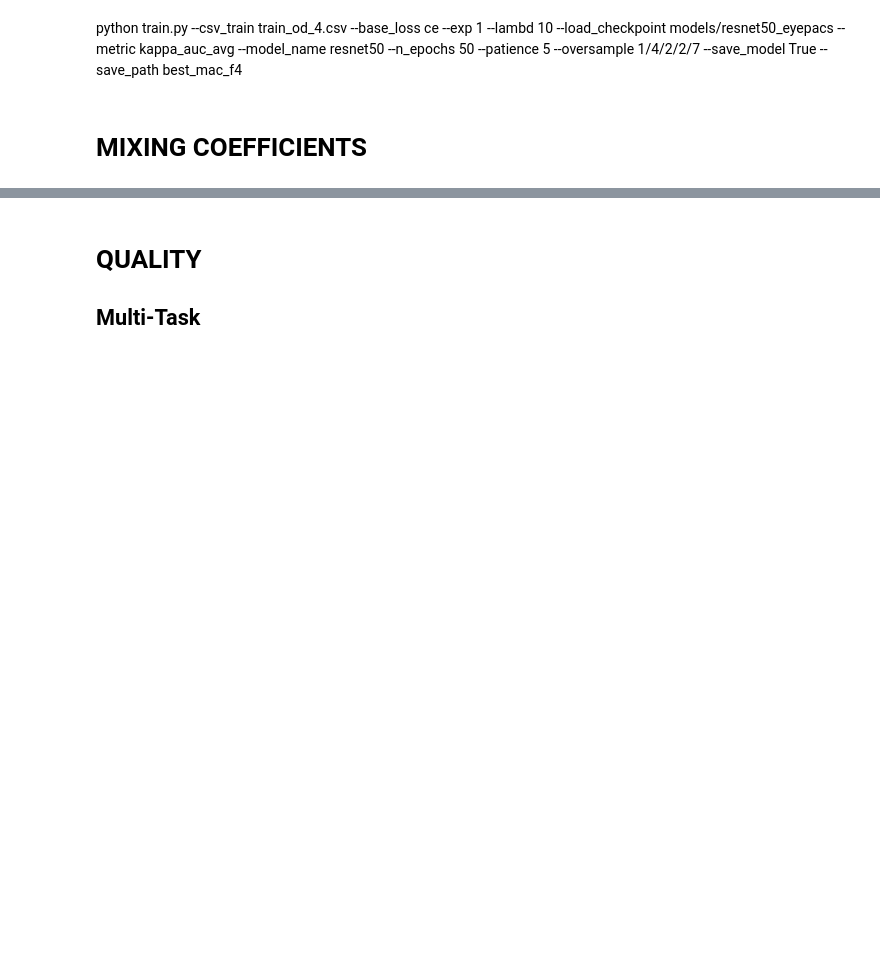
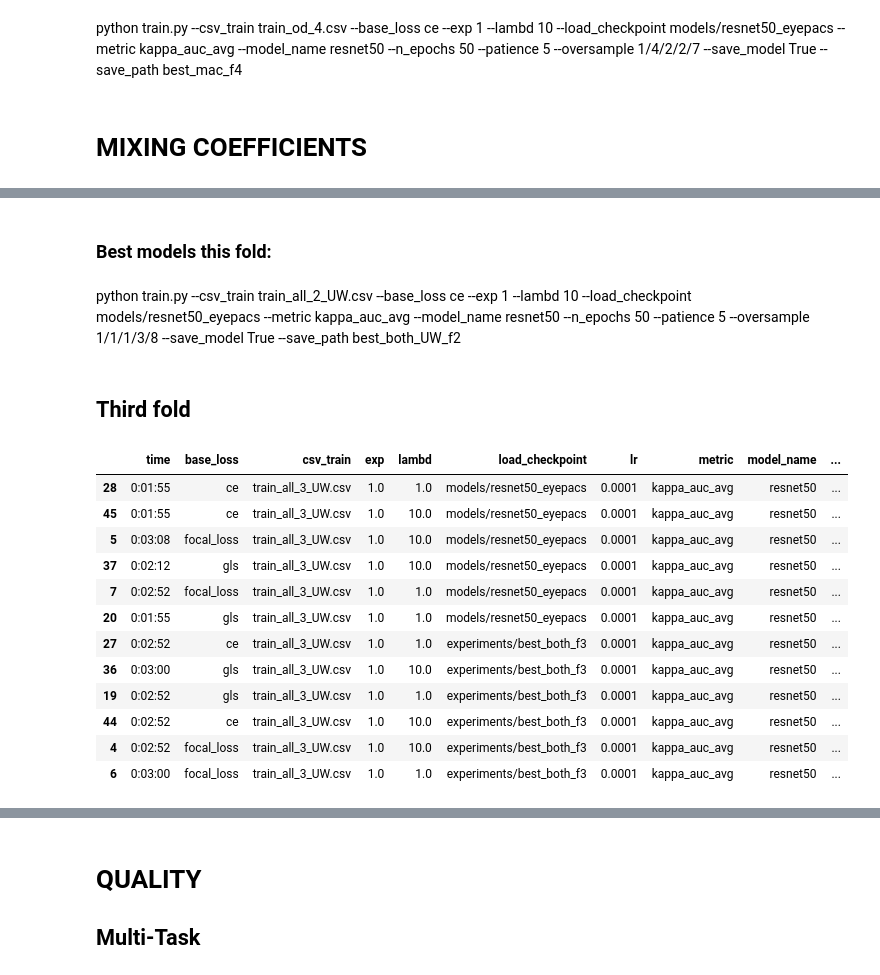
Before and after one commit to agaldran/deep_dr, a Jupyter notebook: analyze_csvs_FINAL.ipynb, the cells around one changed output, grey strips where cells are left out. Cells and saved outputs as stored; diff of their text form; code cells hidden in the pictures; blank space fills up the shorter version.

```diff
--- a/analyze_csvs_FINAL.ipynb
+++ b/analyze_csvs_FINAL.ipynb
@@ -316,0 +383,22 @@ print(coeff_f1,coeff_f2,coeff_f3,coeff_f4)
+# %% [markdown]
+### Best models this fold:
+# %% [markdown]
+python train.py --csv_train train_all_2_UW.csv --base_loss ce --exp 1 --lambd 10 --load_checkpoint models/resnet50_eyepacs --metric kappa_auc_avg --model_name resnet50 --n_epochs 50 --patience 5 --oversample 1/1/1/3/8 --save_model True --save_path best_both_UW_f2
+# %% [markdown]
+## Third fold
+# %%
+df_train3.sort_values('kappa', ascending=False).head(15)
+# %% [output]
+|  | time | base_loss | csv_train | exp | lambd | load_checkpoint | lr | metric | model_name | ... |
+| 28 | 0:01:55 | ce | train_all_3_UW.csv | 1.0 | 1.0 | models/resnet50_eyepacs | 0.0001 | kappa_auc_avg | resnet50 | ... |
+| 45 | 0:01:55 | ce | train_all_3_UW.csv | 1.0 | 10.0 | models/resnet50_eyepacs | 0.0001 | kappa_auc_avg | resnet50 | ... |
+| 5 | 0:03:08 | focal_loss | train_all_3_UW.csv | 1.0 | 10.0 | models/resnet50_eyepacs | 0.0001 | kappa_auc_avg | resnet50 | ... |
+| 37 | 0:02:12 | gls | train_all_3_UW.csv | 1.0 | 10.0 | models/resnet50_eyepacs | 0.0001 | kappa_auc_avg | resnet50 | ... |
+| 7 | 0:02:52 | focal_loss | train_all_3_UW.csv | 1.0 | 1.0 | models/resnet50_eyepacs | 0.0001 | kappa_auc_avg | resnet50 | ... |
+| 20 | 0:01:55 | gls | train_all_3_UW.csv | 1.0 | 1.0 | models/resnet50_eyepacs | 0.0001 | kappa_auc_avg | resnet50 | ... |
+| 27 | 0:02:52 | ce | train_all_3_UW.csv | 1.0 | 1.0 | experiments/best_both_f3 | 0.0001 | kappa_auc_avg | resnet50 | ... |
+| 36 | 0:03:00 | gls | train_all_3_UW.csv | 1.0 | 10.0 | experiments/best_both_f3 | 0.0001 | kappa_auc_avg | resnet50 | ... |
+| 19 | 0:02:52 | gls | train_all_3_UW.csv | 1.0 | 1.0 | experiments/best_both_f3 | 0.0001 | kappa_auc_avg | resnet50 | ... |
+| 44 | 0:02:52 | ce | train_all_3_UW.csv | 1.0 | 10.0 | experiments/best_both_f3 | 0.0001 | kappa_auc_avg | resnet50 | ... |
+| 4 | 0:02:52 | focal_loss | train_all_3_UW.csv | 1.0 | 10.0 | experiments/best_both_f3 | 0.0001 | kappa_auc_avg | resnet50 | ... |
+| 6 | 0:03:00 | focal_loss | train_all_3_UW.csv | 1.0 | 1.0 | experiments/best_both_f3 | 0.0001 | kappa_auc_avg | resnet50 | ... |
```
Also changed, not shown: parts of 30 cells of this notebook, 1 other file.
